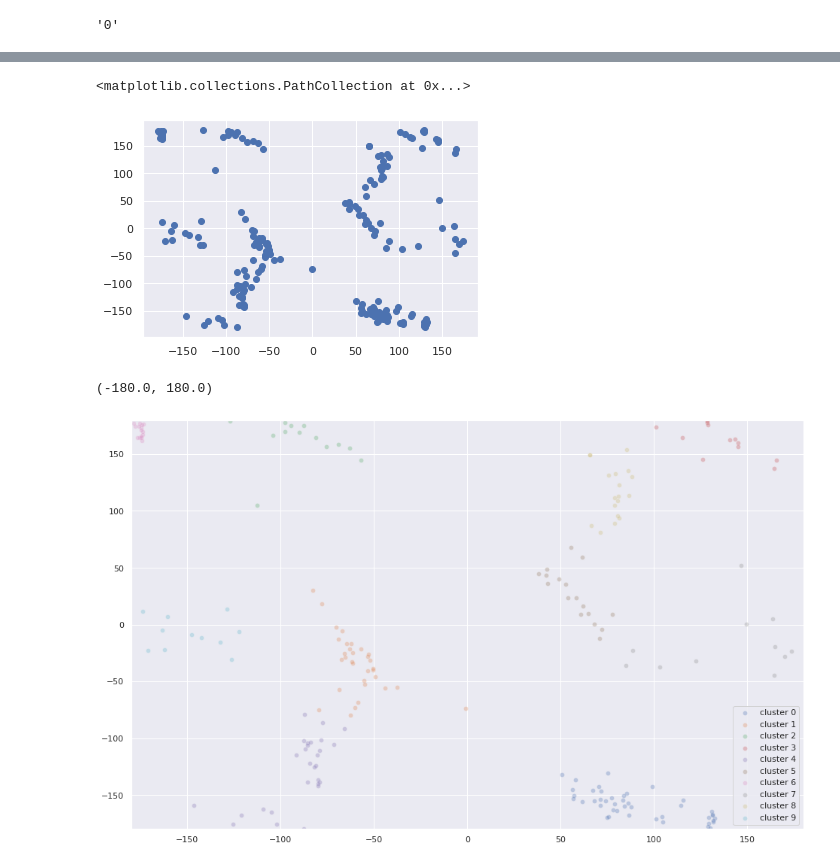
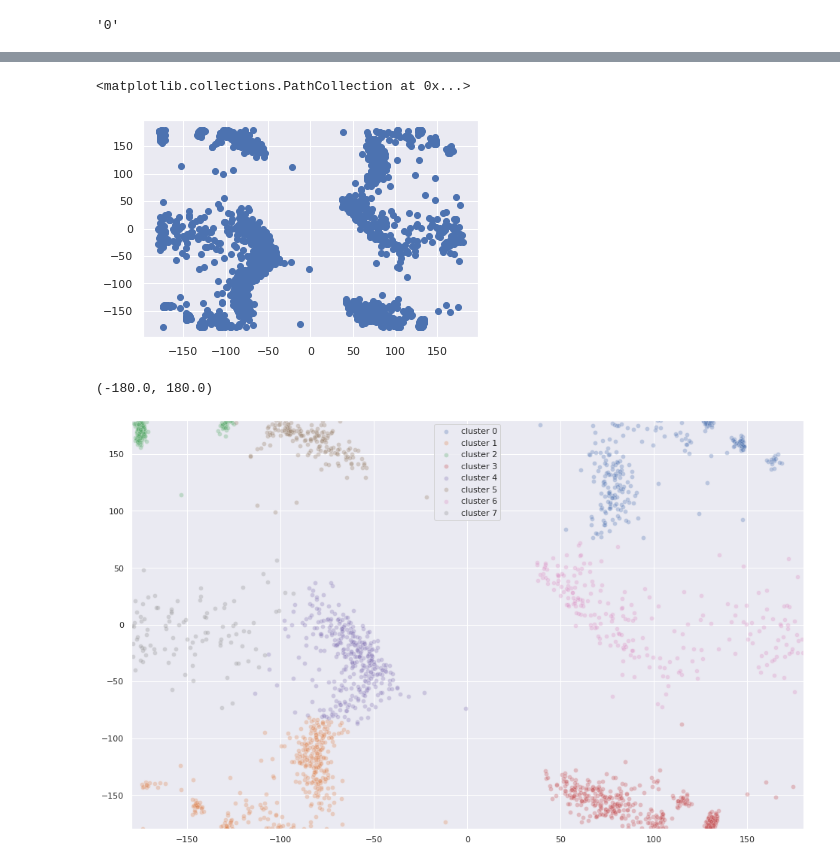
Before and after one commit to yashpatel5400/idp_rl, a Jupyter notebook: examples/ramachandran_charmm.ipynb, the cells around one changed output, grey strips where cells are left out. Drawn from its saved outputs; the diff is of its cells as text; code cells hidden in the pictures.

```diff
--- a/examples/ramachandran_charmm.ipynb
+++ b/examples/ramachandran_charmm.ipynb
@@ -23,7 +23,7 @@ os.getenv("MP_RANK")
 charmm_sim = CharMMMixin()
 charmm_sim._seed("GYDPETGTWG")
 # %%
-num_confs = 200
+num_confs = 2000
 
 chignolin = idp_rl.molecule_generation.generate_chignolin.generate_chignolin("GYDPETGTWG")
 chignolin.RemoveAllConformers()
@@ -60,27 +60,28 @@ full_dihedrals_opt = get_gly7_dihedrals(chignolin)
 plt.scatter(full_dihedrals_opt[:,0], full_dihedrals_opt[:,1])
 # %% [output]
 <matplotlib.collections.PathCollection at 0x...>
-[figure, old version]
+[figure, new version]
 # %%
 from sklearn.cluster import KMeans
-kmeans = KMeans(n_clusters= 10)
+n_clusters = 8
+kmeans = KMeans(n_clusters=n_clusters)
 label = kmeans.fit_predict(full_dihedrals_opt)
 # %%
 plt.figure(figsize=(16,10))
 
-for label_idx in range(10):
+for label_idx in range(n_clusters):
     sns.scatterplot(
         x=full_dihedrals_opt[label == label_idx,0],
         y=full_dihedrals_opt[label == label_idx,1],
         palette=sns.color_palette("hls", 10),
         legend="full",
         label=f"cluster {label_idx}",
         alpha=0.3
     )
 plt.legend()
 
 plt.xlim(-180, 180)
 plt.ylim(-180, 180)
 # %% [output]
 (-180.0, 180.0)
-[figure, old version]
+[figure, new version]
```
Also changed, not shown: parts of 2 cells of this notebook, 2 other files.
